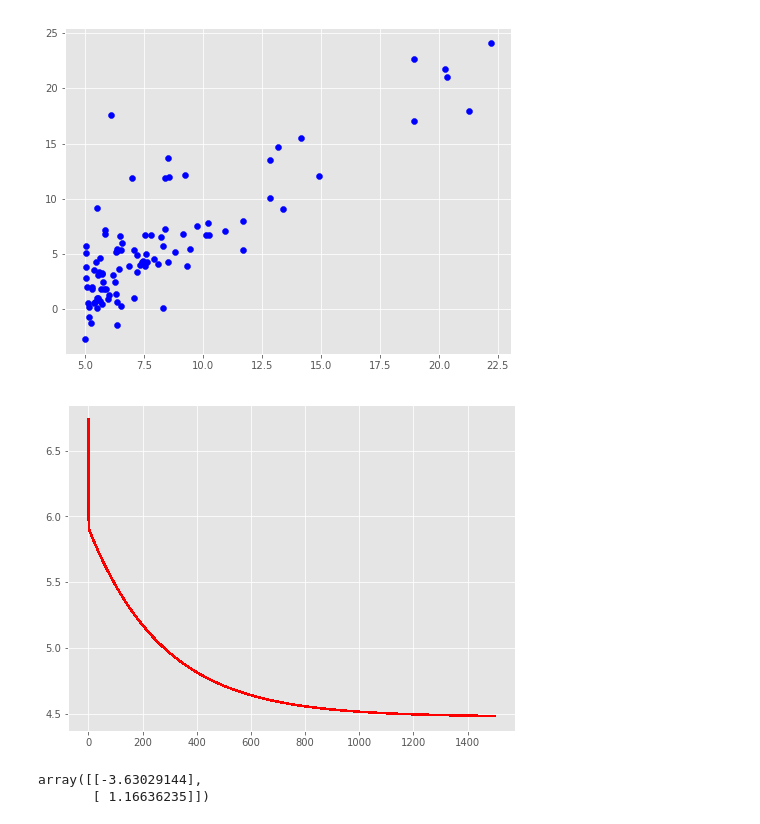
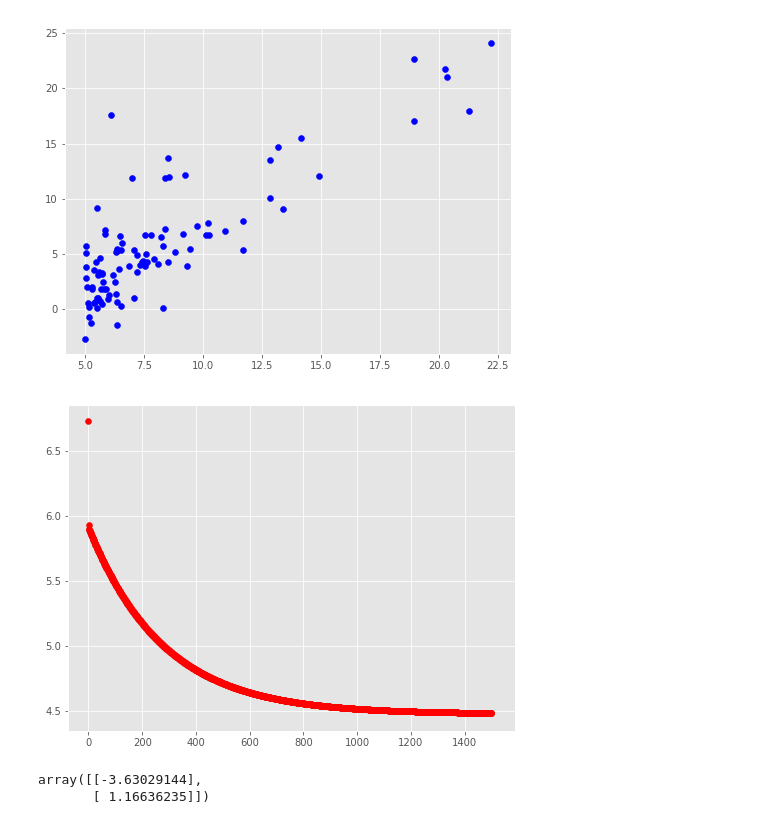
Before and after one commit to neil-ash/Workshops, a Jupyter notebook: Linear_Regression.ipynb, the cells around one changed output. Saved outputs shown, nothing was run; the diff lists cells and outputs as text; code cells hidden in the pictures.

Commit message:
Gradient descent as a function

```diff
--- a/Linear_Regression.ipynb
+++ b/Linear_Regression.ipynb
@@ -23,8 +25,7 @@ plt.show()
 [figure]
 # %%
 # add column of ones to X to account for y-intercept
-X = np.hstack((np.ones((m, 1)),
-               X.values.reshape(m, 1)))
+X = np.hstack((np.ones((m, 1)), X.values.reshape(m, 1)))
 
 # make y 2-Dimensional to match X
 y = y.values.reshape(m, 1)
@@ -40,5 +41,9 @@ def predict():
 def cost():
     return (1 / (2 * m)) * np.sum((predict() - y) ** 2)
+# %%
+# compute slope (derivative of cost)
+def gradient():
+    return (1 / m) * np.matmul(X.T, (predict() - y))
 # %%
 # set gradient descent parameters
 num_iterations = 1500
@@ -46,14 +51,13 @@ learning_rate = 0.01
 # %%
 # perform gradient descent
 for i in range(num_iterations):
-    gradient = (1 / m) * np.matmul(X.T, (predict() - y))
-    theta -= learning_rate * gradient
-    plt.plot(cost_ls, color='red')
+    theta -= learning_rate * gradient()
+    plt.scatter(i, cost(), color='red')
 
 # show how cost decreases with each adjustment
 plt.show()
 # %% [output]
-[figure, old version]
+[figure, new version]
 # %%
 # show learned parameters
 theta
```
Also changed, not shown: parts of 4 cells of this notebook.
